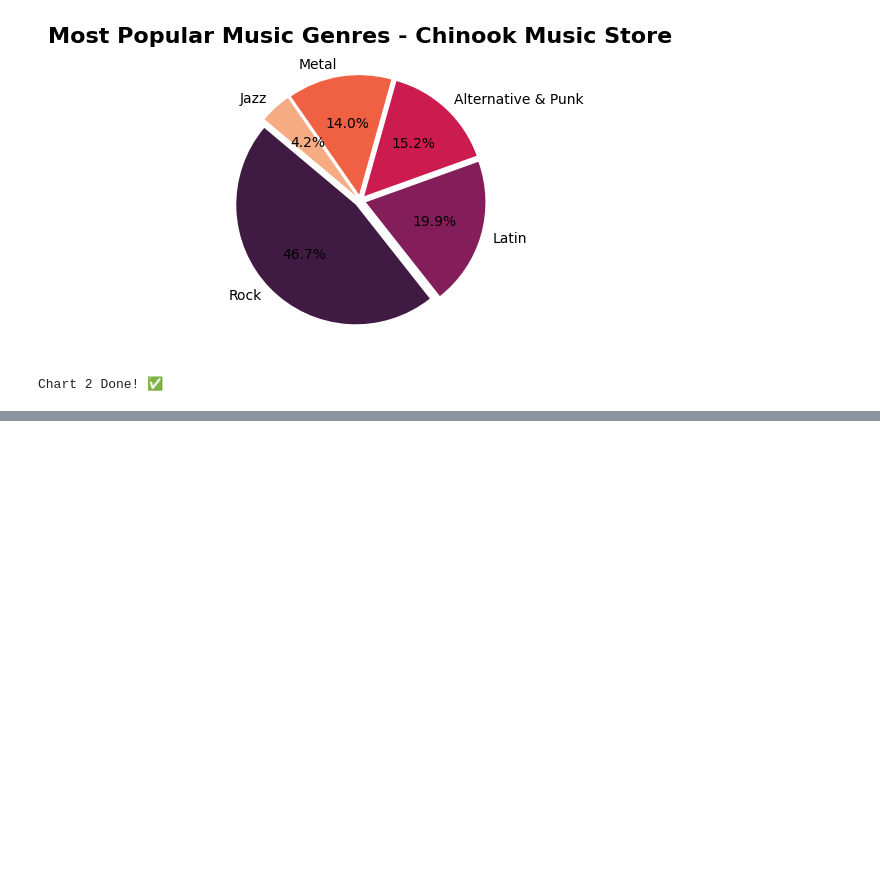
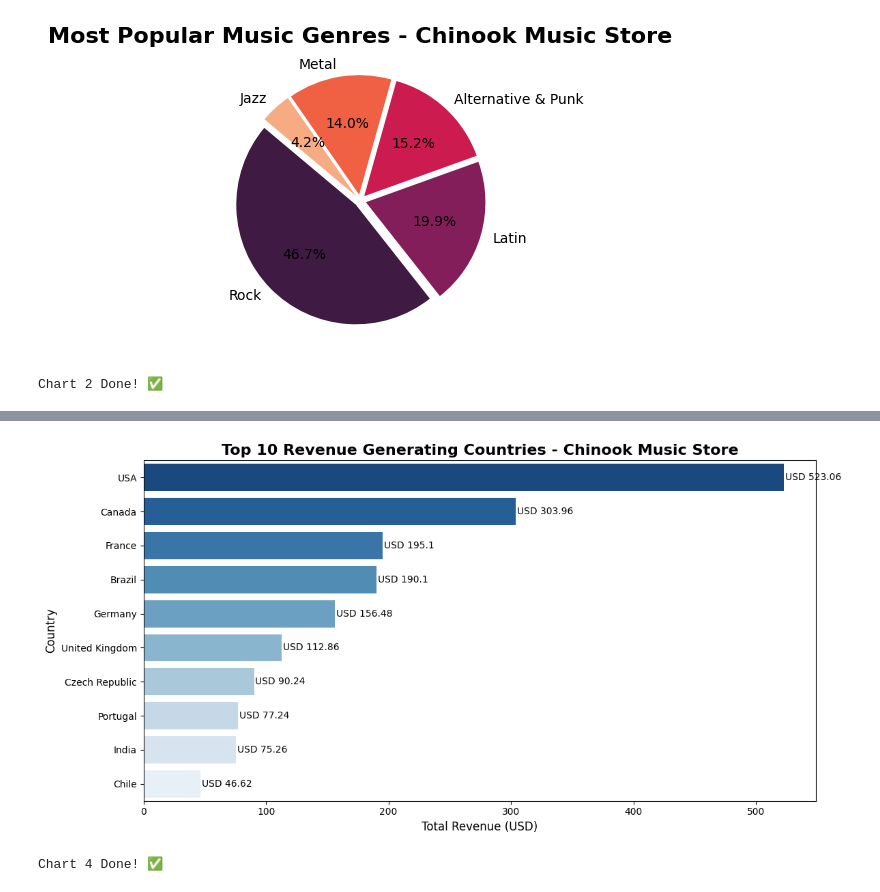
Before and after one commit to Asmashaik7/Data_Analytics_Portfolio, a Jupyter notebook: SQL_Projects/chinook/chinook_visualizations.ipynb, the cells around one changed output, grey strips where cells are left out. Saved outputs shown, nothing was run; the diff lists cells and outputs as text; code cells hidden in the pictures; blank space fills up the shorter version.

```diff
--- a/SQL_Projects/chinook/chinook_visualizations.ipynb
+++ b/SQL_Projects/chinook/chinook_visualizations.ipynb
@@ -165,0 +236,8 @@ nearly double Latin which comes second at 20%.
+# %%
+df_country_revenue = pd.read_sql(""" select top 10 BillingCountry,
+   sum(total) as total_revenue_by_country
+   from Invoice
+   group by BillingCountry
+   order by total_revenue_by_country desc """, conn)
+
+print(df_country_revenue)
@@ -165,0 +256,22 @@ nearly double Latin which comes second at 20%.
+# %%
+plt.figure(figsize=(12, 6))
+sns.barplot(x='total_revenue_by_country', y='BillingCountry',
+            data=df_country_revenue,
+            hue='BillingCountry', palette='Blues_r', legend=False)
+
+plt.title('Top 10 Revenue Generating Countries - Chinook Music Store',
+          fontsize=16, fontweight='bold')
+plt.xlabel('Total Revenue (USD)', fontsize=12)
+plt.ylabel('Country', fontsize=12)
+
+for i, v in enumerate(df_country_revenue['total_revenue_by_country']):
+    plt.text(v + 1, i, f'USD {v}', va='center', fontsize=10)
+
+plt.tight_layout()
+plt.savefig('chart4_revenue_by_country.png', dpi=150)
+plt.show()
+
+print("Chart 4 Done! ✅")
+# %% [output]
+[figure, added]
+Chart 4 Done! ✅
```
Also changed, not shown: parts of 14 cells of this notebook.
